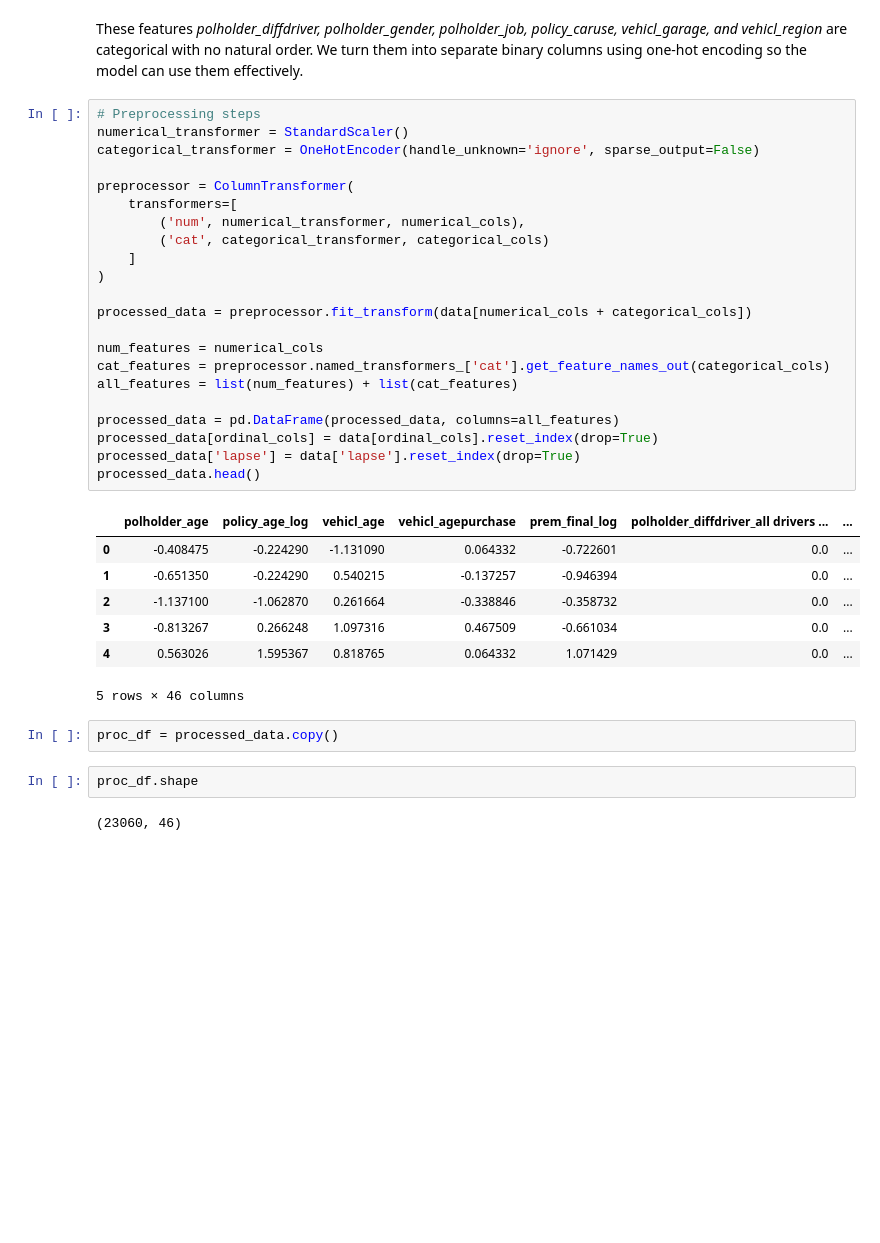
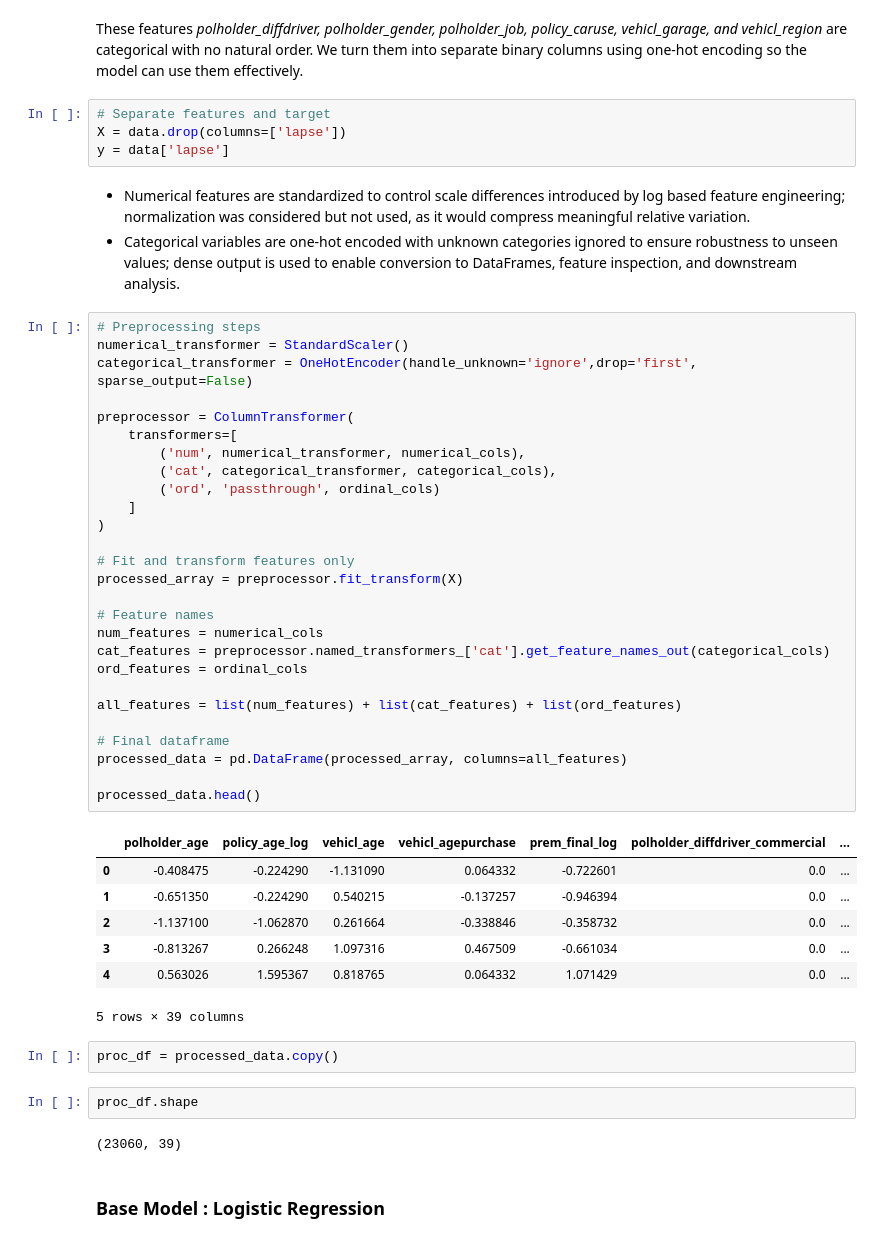
Before and after one commit to Iam-Mak/vehicle-policy-lapse-prediction, a Jupyter notebook: notebook/2_Model_Training.ipynb, the cells around one changed output. Cells and saved outputs as stored; diff of their text form; blank space fills up the shorter version.

```diff
--- a/notebook/2_Model_Training.ipynb
+++ b/notebook/2_Model_Training.ipynb
@@ -146,39 +146,53 @@ categorical_cols = ['polholder_diffdriver', 'polholder_gender',
                     'polholder_job', 'policy_caruse', 'vehicl_garage', 'vehicl_region']
 # %% [markdown]
 These features *polholder_diffdriver, polholder_gender, polholder_job, policy_caruse, vehicl_garage, and vehicl_region*  are categorical with no natural order. We turn them into separate binary columns using one-hot encoding so the model can use them effectively.
-# %%
-# Preprocessing steps
-numerical_transformer = StandardScaler()
-categorical_transformer = OneHotEncoder(handle_unknown='ignore', sparse_output=False)
-
-preprocessor = ColumnTransformer(
-    transformers=[
-        ('num', numerical_transformer, numerical_cols),
-        ('cat', categorical_transformer, categorical_cols)
-    ]
-)
-
-processed_data = preprocessor.fit_transform(data[numerical_cols + categorical_cols])
-
-num_features = numerical_cols
-cat_features = preprocessor.named_transformers_['cat'].get_feature_names_out(categorical_cols)
-all_features = list(num_features) + list(cat_features)
-
-processed_data = pd.DataFrame(processed_data, columns=all_features)
-processed_data[ordinal_cols] = data[ordinal_cols].reset_index(drop=True)
-processed_data['lapse'] = data['lapse'].reset_index(drop=True)
-processed_data.head()
-# %% [output]
-|  | polholder_age | policy_age_log | vehicl_age | vehicl_agepurchase | prem_final_log | polholder_diffdriver_all drivers ... | ... |
-| 0 | -0.408475 | -0.224290 | -1.131090 | 0.064332 | -0.722601 | 0.0 | ... |
-| 1 | -0.651350 | -0.224290 | 0.540215 | -0.137257 | -0.946394 | 0.0 | ... |
-| 2 | -1.137100 | -1.062870 | 0.261664 | -0.338846 | -0.358732 | 0.0 | ... |
-| 3 | -0.813267 | 0.266248 | 1.097316 | 0.467509 | -0.661034 | 0.0 | ... |
-| 4 | 0.563026 | 1.595367 | 0.818765 | 0.064332 | 1.071429 | 0.0 | ... |
-5 rows × 46 columns
+# %%
+# Separate features and target
+X = data.drop(columns=['lapse'])
+y = data['lapse']
+# %% [markdown]
+- Numerical features are standardized to control scale differences introduced by log based feature engineering; normalization was considered but not used, as it would compress meaningful relative variation.
+- Categorical variables are one-hot encoded with unknown categories ignored to ensure robustness to unseen values; dense output is used to enable conversion to DataFrames, feature inspection, and downstream analysis.
+# %%
+# Preprocessing steps
+numerical_transformer = StandardScaler()
+categorical_transformer = OneHotEncoder(handle_unknown='ignore',drop='first', sparse_output=False)
+
+preprocessor = ColumnTransformer(
+    transformers=[
+        ('num', numerical_transformer, numerical_cols),
+        ('cat', categorical_transformer, categorical_cols),
+        ('ord', 'passthrough', ordinal_cols)
+    ]
+)
+
+# Fit and transform features only
+processed_array = preprocessor.fit_transform(X)
+
+# Feature names
+num_features = numerical_cols
+cat_features = preprocessor.named_transformers_['cat'].get_feature_names_out(categorical_cols)
+ord_features = ordinal_cols
+
+all_features = list(num_features) + list(cat_features) + list(ord_features)
+
+# Final dataframe
+processed_data = pd.DataFrame(processed_array, columns=all_features)
+
+processed_data.head()
+# %% [output]
+|  | polholder_age | policy_age_log | vehicl_age | vehicl_agepurchase | prem_final_log | polholder_diffdriver_commercial | ... |
+| 0 | -0.408475 | -0.224290 | -1.131090 | 0.064332 | -0.722601 | 0.0 | ... |
+| 1 | -0.651350 | -0.224290 | 0.540215 | -0.137257 | -0.946394 | 0.0 | ... |
+| 2 | -1.137100 | -1.062870 | 0.261664 | -0.338846 | -0.358732 | 0.0 | ... |
+| 3 | -0.813267 | 0.266248 | 1.097316 | 0.467509 | -0.661034 | 0.0 | ... |
+| 4 | 0.563026 | 1.595367 | 0.818765 | 0.064332 | 1.071429 | 0.0 | ... |
+5 rows × 39 columns
 # %%
 proc_df = processed_data.copy()
 # %%
 proc_df.shape
 # %% [output]
-(23060, 46)
+(23060, 39)
+# %% [markdown]
+### Base Model : Logistic Regression
```
Also changed, not shown: parts of 8 cells of this notebook, 5 other files.
